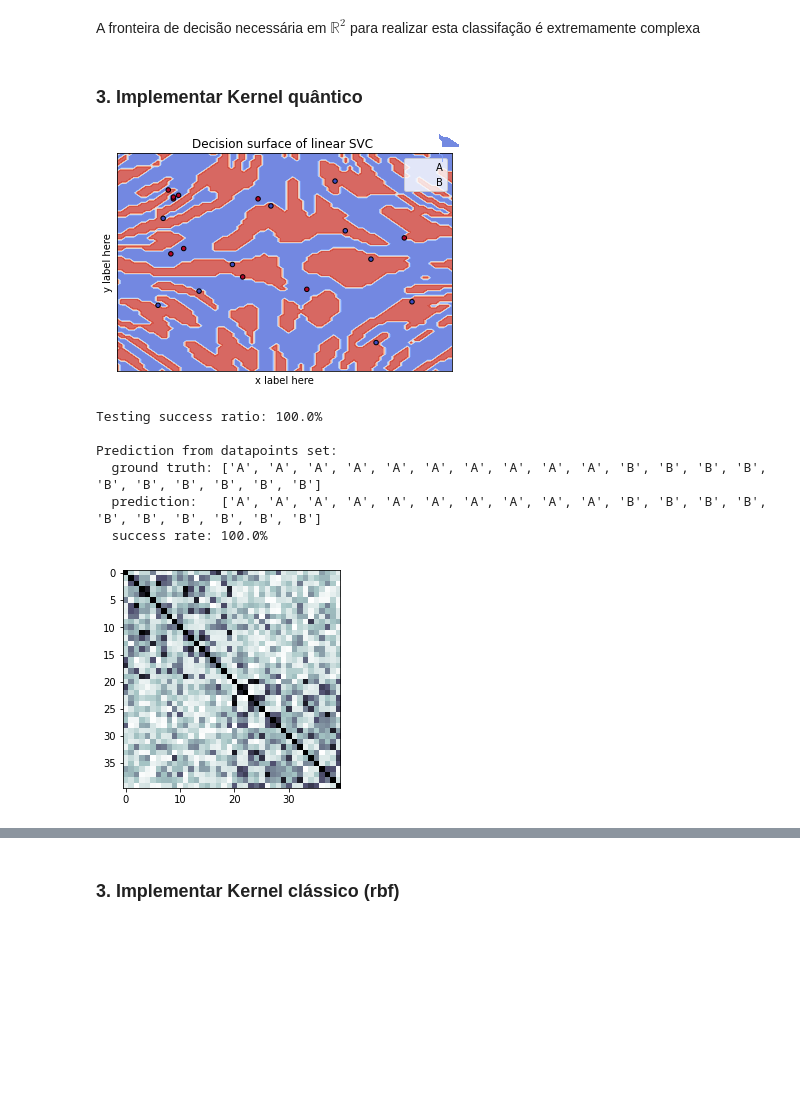
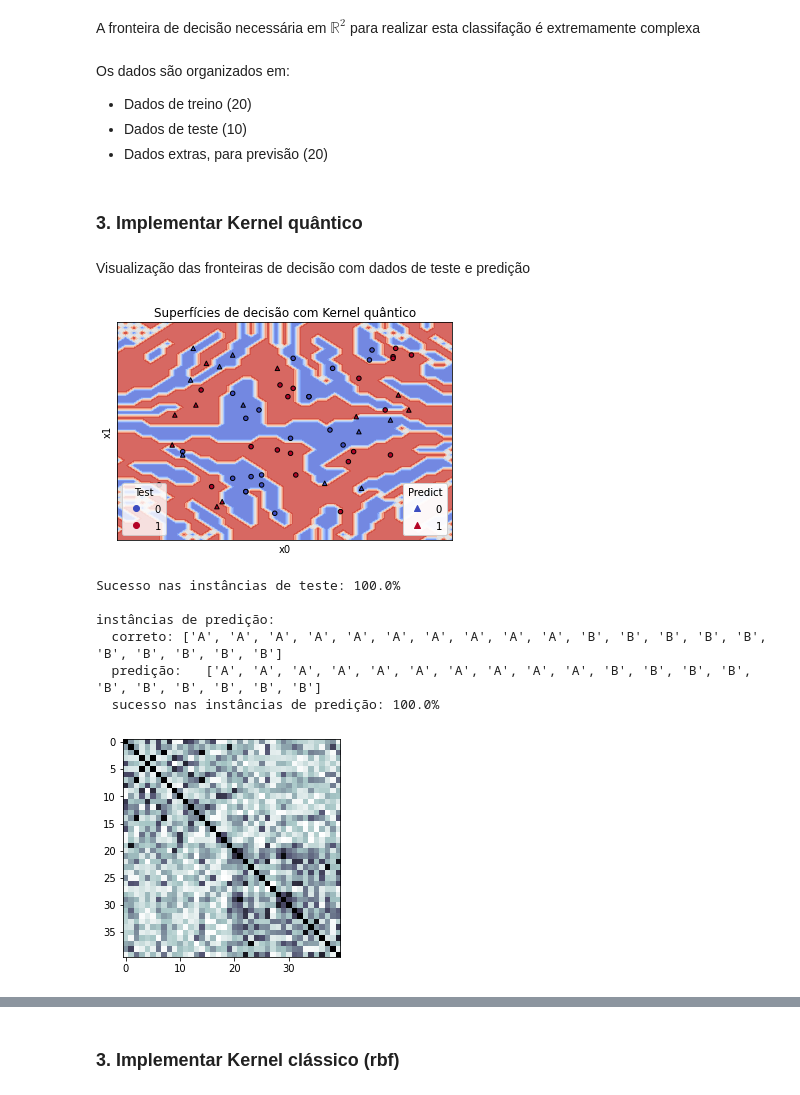
Before and after one commit to jhromeiro/BeerQuantumChallenge, a Jupyter notebook: nonLinearSep.ipynb, the cells around one changed output, grey strips where cells are left out. Drawn from its saved outputs; the diff is of its cells as text; code cells hidden in the pictures; blank space fills up the shorter version.

```diff
--- a/nonLinearSep.ipynb
+++ b/nonLinearSep.ipynb
@@ -93,3 +48,9 @@ A fronteira de decisão necessária em $\mathbb{R}^2$ para realizar esta classif
+# %% [markdown]
+Os dados são organizados em:
+
+- Dados de treino (20)
+- Dados de teste (10)
+- Dados extras, para previsão (20)
 # %% [markdown]
 ### 3. Implementar Kernel quântico
 # %%
@@ -97,68 +58,84 @@ shots = 10e03
 feature_dim = 2
 seed = 1234
 
-feature_map = ZZFeatureMap(feature_dimension=feature_dim, reps=2, entanglement='circular')
+feature_map = ZZFeatureMap(feature_dimension=feature_dim, reps=2, entanglement='linear')
 qsvm = QSVM(feature_map, training_input, test_input, datapoints[0])
 
 backend = BasicAer.get_backend('qasm_simulator')
 quantum_instance = QuantumInstance(backend, shots=1024, seed_simulator=seed, seed_transpiler=seed)
 
+#executar e resultados
 result = qsvm.run(quantum_instance)
+# %% [markdown]
+Visualização das fronteiras de decisão com dados de teste e predição
 # %%
 
 def make_meshgrid(x, y, h=.02):
     x_min, x_max = x.min() - 1, x.max() + 1
     y_min, y_max = y.min() - 1, y.max() + 1
     xx, yy = np.meshgrid(np.arange(x_min, x_max, h), np.arange(y_min, y_max, h))
     return xx, yy
 
 def plot_contours(ax, clf, xx, yy, **params):
     Z = clf.predict(np.c_[xx.ravel(), yy.ravel()])
     Z = Z.reshape(xx.shape)
     out = ax.contourf(xx, yy, Z, **params)
     return out
 
-# model = svm.SVC(kernel='linear')
-# clf = model.fit(X, y)
 
 fig, ax = plt.subplots()
-# title for the plots
 title = ('Superfícies de decisão com Kernel quântico')
-# Set-up grid for plotting.
 
-X = np.concatenate([test_input['A'], test_input['B']], axis = 0)
+
+
+X = np.concatenate([training_input['A'], training_input['B']], axis = 0)
 X0, X1 = X[:, 0], X[:, 1]
-y = np.array([[0]*len(test_input['A']) + [1]*len(test_input['B'])]).ravel()
-xx, yy = make_meshgrid(X0, X1, h = 0.1)
+y = np.array([[0]*len(training_input['A']) + [1]*len(training_input['B'])]).ravel()
+xx, yy = make_meshgrid(X0, X1, h = 0.2)
+plot_contours(ax, qsvm, xx, yy, cmap=plt.cm.coolwarm, alpha=0.8)
+scatter1 = ax.scatter(X0, X1, c=y, cmap=plt.cm.coolwarm, s=20, edgecolors='k')
 
-plot_contours(ax, qsvm, xx, yy, cmap=plt.cm.coolwarm, alpha=0.8)
-ax.scatter(X0, X1, c=y, cmap=plt.cm.coolwarm, s=20, edgecolors='k')
+X = datapoints[0]
+X0, X1 = X[:, 0], X[:, 1]
+y = datapoints[1]
+scatter2 = ax.scatter(X0, X1, c=y, cmap=plt.cm.coolwarm, s=20, edgecolors='k', marker="^")
+
 ax.set_ylabel('x1')
 ax.set_xlabel('x0')
 ax.set_xticks(())
 ax.set_yticks(())
+
+legend1 = ax.legend(*scatter1.legend_elements(),
+                    loc="lower left", title="Test")
+ax.add_artist(legend1)
+
+
+legend2 = ax.legend(*scatter2.legend_elements(),
+                    loc="lower right", title="Predict")
+ax.add_artist(legend2)
+
 ax.set_title(title)
 plt.show()
 
-#Pode levar minutos para executar
+#Pode levar vário minutos para executar
 # %% [output]
-[figure, old version]
+[figure, new version]
 # %%
-print(f'Testing success ratio: {100*result["testing_accuracy"]}%')
+print(f'Sucesso nas instâncias de teste: {100*result["testing_accuracy"]}%')
 print()
-print('Prediction from datapoints set:')
-print(f'  ground truth: {map_label_to_class_name(datapoints[1], qsvm.label_to_class)}')
-print(f'  prediction:   {result["predicted_classes"]}')
+print('instâncias de predição:')
+print(f'  correto: {map_label_to_class_name(datapoints[1], qsvm.label_to_class)}')
+print(f'  predição:   {result["predicted_classes"]}')
 predicted_labels = result["predicted_labels"]
-print(f'  success rate: {100*np.count_nonzero(predicted_labels == datapoints[1])/len(predicted_labels)}%')
+print(f'  sucesso nas instâncias de predição: {100*np.count_nonzero(predicted_labels == datapoints[1])/len(predicted_labels)}%')
 
 kernel_matrix = result['kernel_matrix_training']
 plt.imshow(np.asmatrix(kernel_matrix),interpolation='nearest',origin='upper',cmap='bone_r');
 # %% [output]
-Testing success ratio: 100.0%
+Sucesso nas instâncias de teste: 100.0%
 
-Prediction from datapoints set:
-  ground truth: ['A', 'A', 'A', 'A', 'A', 'A', 'A', 'A', 'A', 'A', 'B', 'B', 'B', 'B', 'B', 'B', 'B', 'B', 'B', 'B']
-  prediction:   ['A', 'A', 'A', 'A', 'A', 'A', 'A', 'A', 'A', 'A', 'B', 'B', 'B', 'B', 'B', 'B', 'B', 'B', 'B', 'B']
-  success rate: 100.0%
+instâncias de predição:
+  correto: ['A', 'A', 'A', 'A', 'A', 'A', 'A', 'A', 'A', 'A', 'B', 'B', 'B', 'B', 'B', 'B', 'B', 'B', 'B', 'B']
+  predição:   ['A', 'A', 'A', 'A', 'A', 'A', 'A', 'A', 'A', 'A', 'B', 'B', 'B', 'B', 'B', 'B', 'B', 'B', 'B', 'B']
+  sucesso nas instâncias de predição: 100.0%
-[figure, old version]
+[figure, new version]
```
Also changed, not shown: parts of 9 cells of this notebook, 1 other file.
